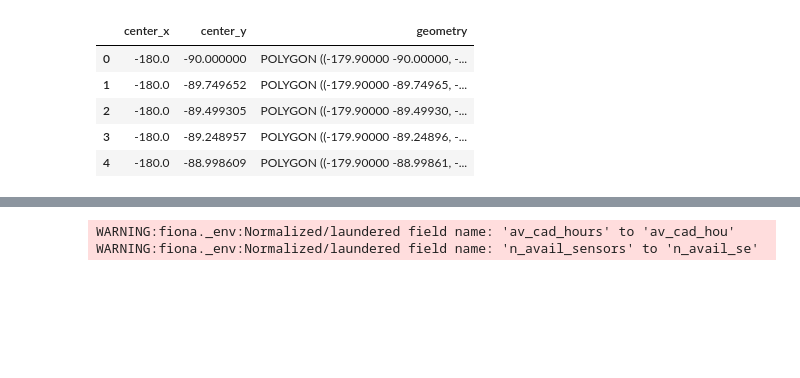
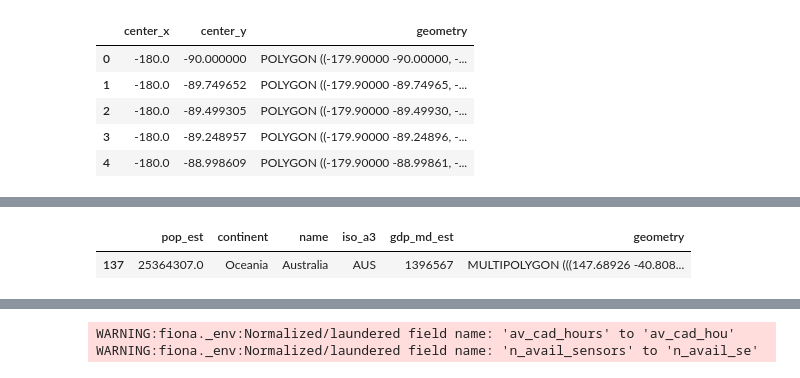
Before and after one commit to kvenkman/opera_coverage, a Jupyter notebook: notebooks/Global-Coverage.ipynb, the cells around one changed output, grey strips where cells are left out. Cells and saved outputs as stored; diff of their text form; code cells hidden in the pictures; blank space fills up the shorter version.

```diff
--- a/notebooks/Global-Coverage.ipynb
+++ b/notebooks/Global-Coverage.ipynb
@@ -70,6 +71,11 @@ world.head()
 australia_df = world[world.name == 'Australia']
 # %%
 australia_geo = australia_df.geometry.unary_union
+# %%
+australia_df.head()
+# %% [output]
+|  | pop_est | continent | name | iso_a3 | gdp_md_est | geometry |
+| 137 | 25364307.0 | Oceania | Australia | AUS | 1396567 | MULTIPOLYGON (((147.68926 -40.808... |
 # %%
 indices = df.geometry.intersects(australia_geo)
 # %%
```
Also changed, not shown: parts of 11 cells of this notebook.
